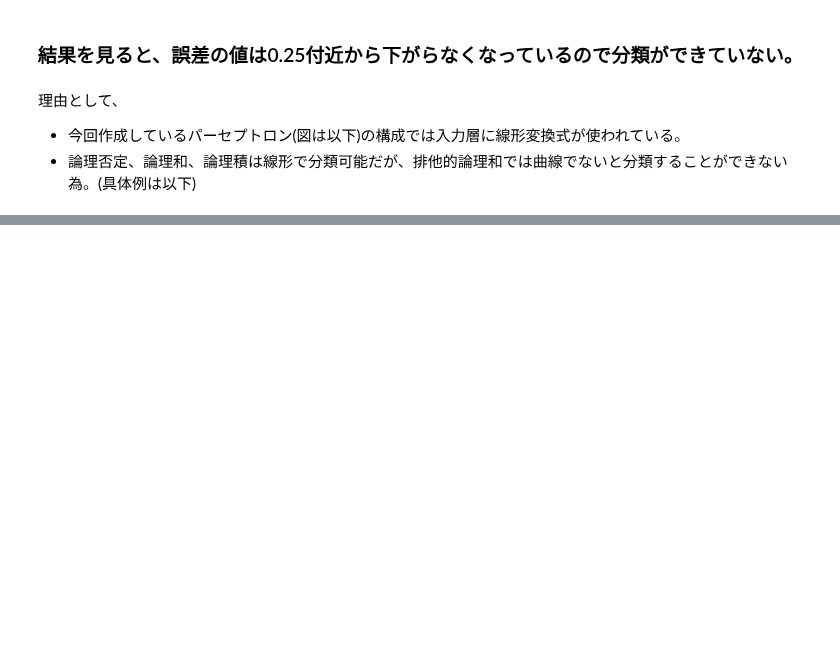
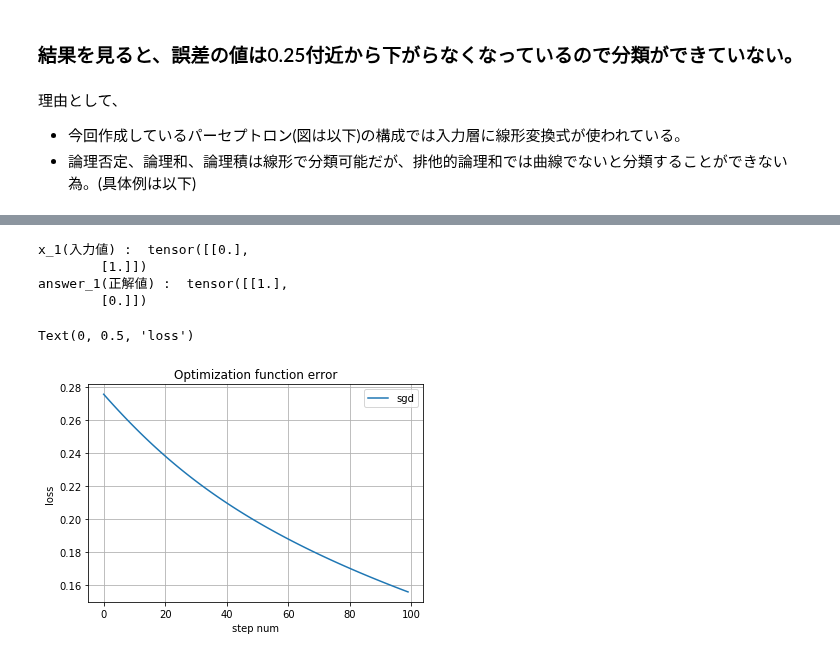
Before and after one commit to mpsamurai/ml-101-exercises, a Jupyter notebook: 04_perceptron/teraoka/04_perceptron.ipynb, the cells around one changed output, grey strips where cells are left out. Drawn from its saved outputs; the diff is of its cells as text; code cells hidden in the pictures; blank space fills up the shorter version.

```diff
--- a/04_perceptron/teraoka/04_perceptron.ipynb
+++ b/04_perceptron/teraoka/04_perceptron.ipynb
@@ -847,0 +872,12 @@ if __name__=='__main__':
+# %%
+x_1 = torch.tensor([[0.],[1.]], dtype=torch.float) # 入力値(型を設定しないとエラーになる)
+print("x_1(入力値) : ",x_1)
+### w = torch.randn(1,1)  # 重み(w)はPytorchのnn.Linearモジュールに組み込まれているので設定不要
+initial_bias_1 = 0.5  # バイアス
+answer_1 = torch.tensor([[1.],[0.]], dtype=torch.float)  # 正解値(型を設定しないとエラーになる)
+print("answer_1(正解値) : ",answer_1)
+# %% [output]
+x_1(入力値) :  tensor([[0.],
+        [1.]])
+answer_1(正解値) :  tensor([[1.],
+        [0.]])
@@ -847,0 +898,47 @@ if __name__=='__main__':
+# %%
+# 学習実行
+def main():
+    loss_list = []  # 誤差リスト
+
+    ### device = "cuda" if torch.cuda.is_available() else "cpu"  # もしGPUが使えるならcudaにしてくださいの意味
+    # ネットワーク定義
+    net = Net_1(initial_bias_1)
+    #print('w:', net.linl.weight)
+    # 損失関数
+    criterion = nn.MSELoss()  # 平均二乗誤差の用意(nn.MSELoss())
+    # 最適化関数(torch.optim): SGD(確率的勾配降下法) net.parameters():netインスタンス内のパラメータを(今回は組み込みパラメータw)最適化==極小値を求める
+    optimizer = torch.optim.SGD(net.parameters(), lr=0.1)  #  lr=ハイパーパラメータ
+
+    # 学習
+    for epoch in range(100):
+        # 勾配の初期化
+        optimizer.zero_grad()  # 勾配を0にしましょう  0にしないと欠損値が入っているので必ずこれが必要
+        s_pred = net(x_1)  # Netクラスのnetインスタンスにx_1(入力値)を与える
+        # print("s_pred : ",s_pred)  # ニューロンの出力値(予測値)
+        ### print("y_pred.dtype: ", y_pred.dtype)  # 型チェック
+        ### print("answer_1.dtype: ", answer_1.dtype)  # 型チェック
+        loss = criterion(s_pred, answer_1)  # 予測結果と正解値の誤差(nn.MSELoss()  # 平均二乗誤差)を求めている
+        # 勾配の計算
+        loss.backward()  # 微分準備+微分実行
+        # パラメータの更新
+        optimizer.step()  # パラメータwを更新させて新しいwに変えている
+        #print(net.linl.weight)  # パラメータw(重み)を見ることができる
+        loss_list.append(loss.data.item())  # 誤差をリストへ保存
+    return loss_list
+# %%
+# 最適化関数
+loss_sgd = []  #　最適化された誤差リスト
+loss_sgd = main() #　学習実行し、最適化された誤差リストへ
+
+# グラフで見てみる
+import matplotlib.pyplot as plt
+plt.figure() # 描画用ウィンドウを用意する
+plt.plot(loss_sgd,label="sgd")  # ラベル付きグラフ描画
+plt.title('Optimization function error') # タイトル
+plt.legend() # ラベル描画枠を用意
+plt.grid()  # メモリ表示
+plt.xlabel('step num')  # x軸名
+plt.ylabel('loss')  # y軸名
+# %% [output]
+Text(0, 0.5, 'loss')
+[figure, added]
```
Also changed, not shown: parts of 26 cells of this notebook, 1 other file.
